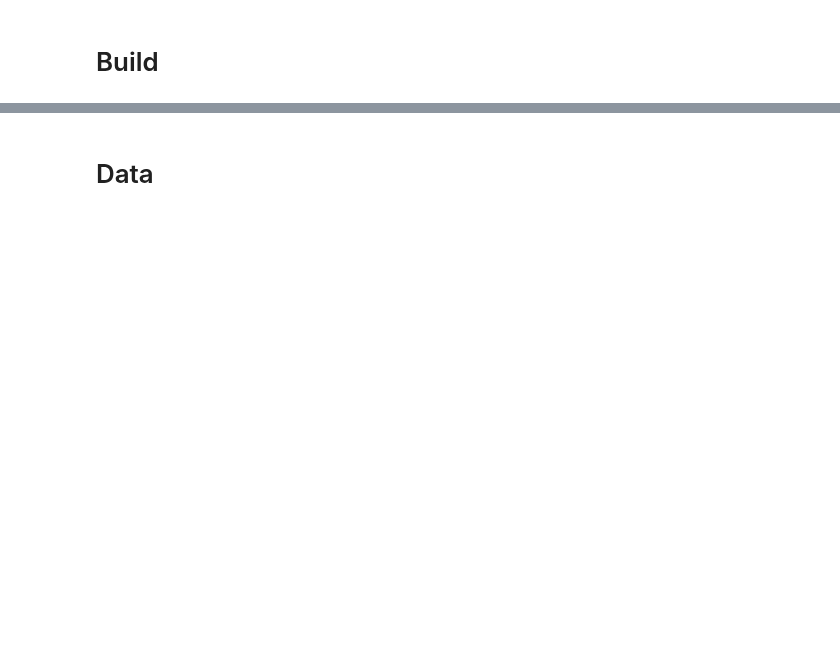
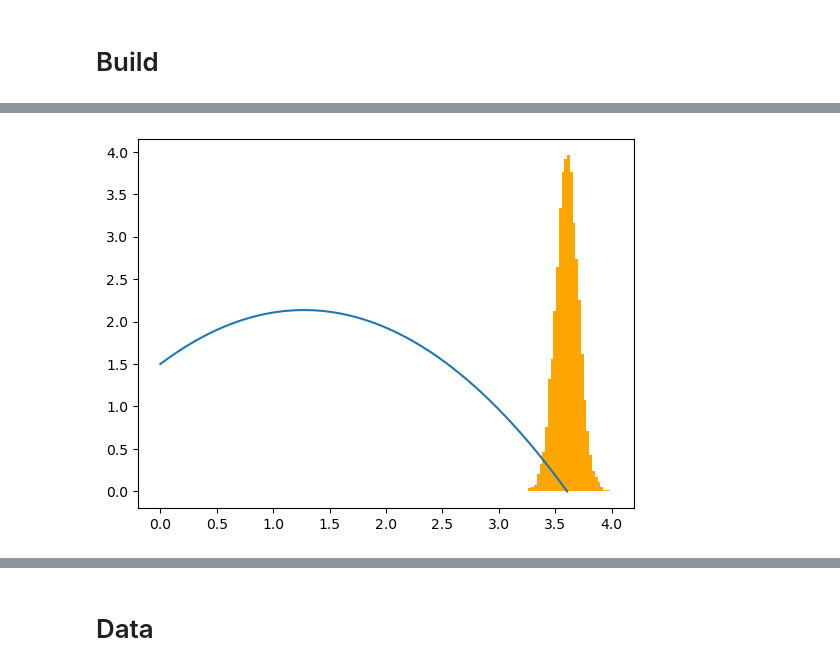
Before and after one commit to glouppe/dats0001-foundations-of-data-science, a Jupyter notebook: nb01-box-loop.ipynb, the cells around one changed output, grey strips where cells are left out. Saved outputs shown, nothing was run; the diff lists cells and outputs as text; code cells hidden in the pictures; blank space fills up the shorter version.

```diff
--- a/nb01-box-loop.ipynb
+++ b/nb01-box-loop.ipynb
@@ -16,0 +40,26 @@ In this course, we will approach data science problems using the scientific meth
+# %%
+# Probabilistic model
+from scipy.stats import norm, uniform
+
+def likelihood(v, alpha):
+    trajectory = simulate(v, alpha)
+    x = trajectory[-1, 0]
+    return norm(loc=x, scale=0.1)
+
+p_v = uniform(0, 10.)
+p_alpha = uniform(0, np.pi / 2)
+# %%
+# p(x | v, alpha)
+v = 5.0
+alpha = np.pi / 4
+
+trajectory = simulate(v, alpha)
+plt.plot(trajectory[:, 0], trajectory[:, 1])
+
+lk = likelihood(v, alpha)
+xs = lk.rvs(10000)
+plt.hist(xs, density=True, bins=30, color="orange")
+
+plt.show()
+# %% [output]
+[figure, added]
```
Also changed, not shown: parts of 22 cells of this notebook.
